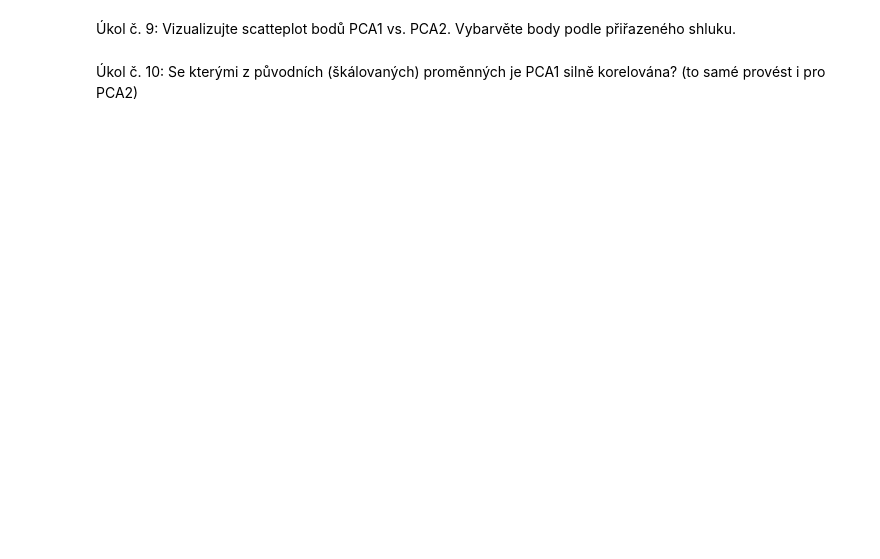
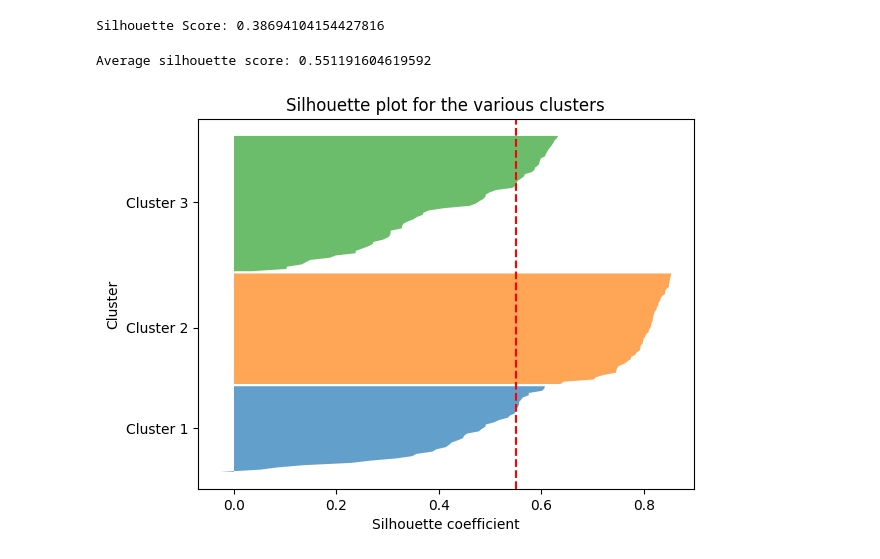
Before and after one commit to kamilahoudek/Projects, a Jupyter notebook: Project_Unsupervised_World_Bank/Project - Unsupervised - World Bank.ipynb, the cells around one changed output. Drawn from its saved outputs; the diff is of its cells as text; code cells hidden in the pictures; blank space fills up the shorter version.

```diff
--- a/Project_Unsupervised_World_Bank/Project - Unsupervised - World Bank.ipynb
+++ b/Project_Unsupervised_World_Bank/Project - Unsupervised - World Bank.ipynb
@@ -246,2 +144,0 @@ plt.show()
-# %% [markdown]
-Úkol č. 9: Vizualizujte scatteplot bodů PCA1 vs. PCA2. Vybarvěte body podle přiřazeného shluku.
@@ -258,2 +145,53 @@ plt.figure(figsize=(8, 6))
-# %% [markdown]
-Úkol č. 10: Se kterými z původních (škálovaných) proměnných je PCA1 silně korelována? (to samé provést i pro PCA2)
+# %%
+# Perform clustering with k-means and calculate silhouette score
+kmeans = KMeans(n_clusters=4, n_init="auto")  # choice of number of clusters, test with different number of clusters
+y_pred = kmeans.fit_predict(X_scaled)
+
+# Calculate the silhouette score
+score = silhouette_score(X_scaled, y_pred)
+
+print(f"Silhouette Score: {score}")
+# %% [output]
+Silhouette Score: 0.38694104154427816
+# %%
+# Load dataset
+df = load_iris()
+X = df.data
+
+# Number of clusters
+n_clusters = 3
+
+# Initialize the K-means clustering algorithm
+kmeans = KMeans(n_clusters=n_clusters, random_state=42)
+cluster_labels = kmeans.fit_predict(X)
+
+# Calculate the silhouette score for each sample
+silhouette_vals = silhouette_samples(X, cluster_labels)
+
+# Calculate the average silhouette score
+silhouette_avg = silhouette_score(X, cluster_labels)
+print(f'Average silhouette score: {silhouette_avg}')
+
+# Plotting the silhouette scores for each sample
+y_lower, y_upper = 0, 0
+yticks = []
+
+for i in range(n_clusters):
+    ith_cluster_silhouette_vals = silhouette_vals[cluster_labels == i]
+    ith_cluster_silhouette_vals.sort()
+    y_upper += len(ith_cluster_silhouette_vals)
+    plt.fill_betweenx(np.arange(y_lower, y_upper),
+                      0, ith_cluster_silhouette_vals,
+                      alpha=0.7)
+    yticks.append((y_lower + y_upper) / 2)
+    y_lower += len(ith_cluster_silhouette_vals)
+
+plt.axvline(x=silhouette_avg, color="red", linestyle="--")
+plt.yticks(yticks, [f'Cluster {i+1}' for i in range(n_clusters)])
+plt.xlabel('Silhouette coefficient')
+plt.ylabel('Cluster')
+plt.title('Silhouette plot for the various clusters')
+plt.show()
+# %% [output]
+Average silhouette score: 0.551191604619592
+[figure, added]
```
Also changed, not shown: parts of 55 cells of this notebook.
